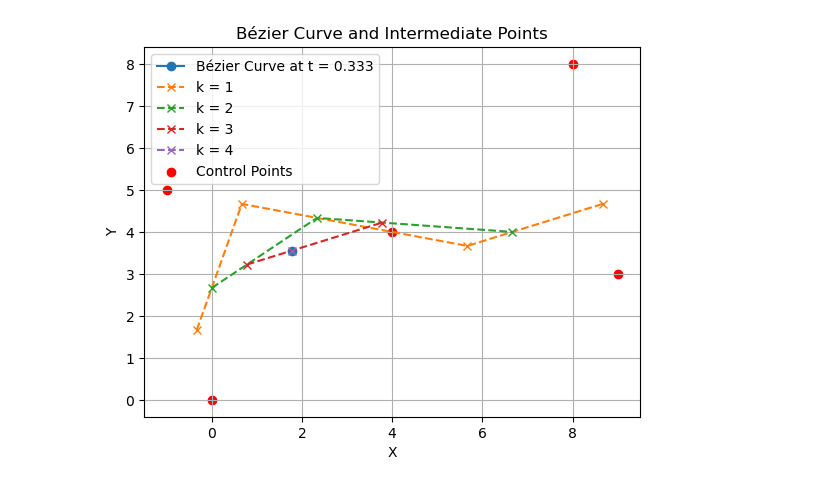
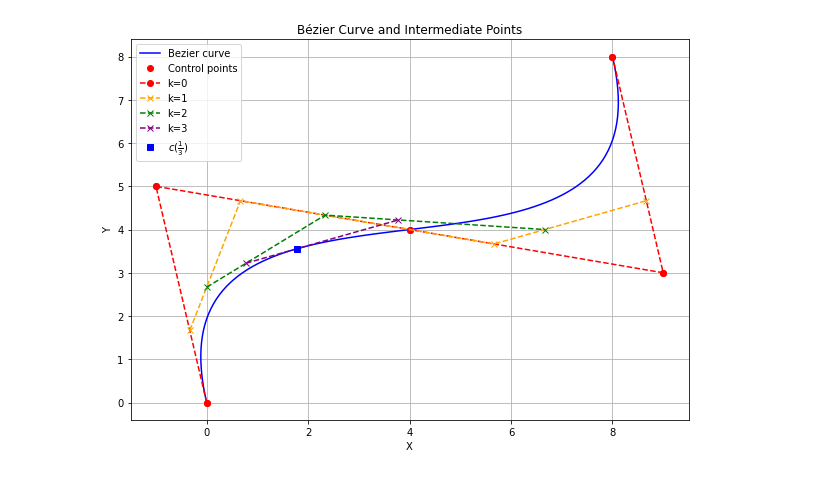
Before and after one commit to markus0800/Nummat2, a Jupyter notebook: Project2-Task2 (2).ipynb, the cells around one changed output. Drawn from its saved outputs; the diff is of its cells as text; code cells hidden in the pictures.

```diff
--- a/Project2-Task2 (2).ipynb
+++ b/Project2-Task2 (2).ipynb
@@ -117,61 +117,58 @@ wich proves the claim.
 
 ### e)
 # %%
-def de_Casteljau(P, t):
-    n = len(P) - 1
-    Pvecs = [np.array(P)]
-    evaluated_points = [P]  # Collect all evaluated points
-    for k in range(1, n + 1):
-        level = []
-        for i in range(n - k + 1):
-            p0, p1 = Pvecs[-1][i], Pvecs[-1][i + 1]
-            intermediate_point = (1 - t) * p0 + t * p1
-            level.append(intermediate_point)
-        Pvecs.append(np.array(level))
-        evaluated_points.append(level)  # Append the intermediate points
+def de_Casteljau(P,t0):
+    '''
+    function that implements the de Casteljau algorithm
 
-    return evaluated_points, Pvecs
+    input:
+        P: vector of points we want to make a Bezier Curve for
+        t0: t-parameter
+    output:
+        Pvecs[-1,0]: the point on the Bezier curve for t0
+        Pvecs[:,0]: vector of points for every "level" k considered
+    '''
+    n,d = np.shape(P) #get dimentions of P
+    Pvecs = np.zeros((n, n, d)) #create matrix of points
+    Pvecs[0,:] = P #initialize the matrix
+    for k in range(1,n): #double for-loop to calculate the Bezier curve at t0
+        for i in range(0,n-k):
+            Pvecs[k,i] = (1-t0) * Pvecs[k-1,i] + t0 * Pvecs[k-1, i+1] #de Casteljau's algorithm
+    return Pvecs[-1,0], Pvecs
 
-# Define control points as NumPy arrays
-p_0 = np.array([0, 0])
-p_1 = np.array([-1, 5])
-p_2 = np.array([4, 4])
-p_3 = np.array([9, 3])
-p_4 = np.array([8, 8])
-t_0 = 1/3
 
-# Combine control points into a list
-control_points = [p_0, p_1, p_2, p_3, p_4]
+p0 = [0,0]; p1 = [-1,5]; p2 = [4,4]; p3 = [9,3]; p4 = [8,8] #points that we want to make our Bezier curve for
+P = np.array([p0, p1, p2, p3, p4]) #make it into numpy array
 
-# Evaluate the curve at t_0
-evaluated_points, Pvecs = de_Casteljau(control_points, t_0)
 
-# Prepare data for plotting
-x = [point[0] for point in evaluated_points[-1]]  # Use the last level's points
-y = [point[1] for point in evaluated_points[-1]]
+T = np.linspace(0,1, 100) #our time interval
 
-# Plot the Bézier curve
-plt.plot(x, y, marker='o', label=f'Bézier Curve at t = {np.round(t_0,3)}')
+Pvecs = np.zeros((len(T),  2))#our bezier curve for different k-levels
+Pvecs2 = np.zeros((len(T), len(P),len(P), 2))
+for t in range(len(T)): #for loop that uses de Casteljaus algrorithm
+    Pvecs[t] = de_Casteljau(P, T[t])[0]
 
-# Plot intermediate points for each level
-for k in range(1, len(Pvecs)):
-    x_k = [point[0] for point in Pvecs[k]]
-    y_k = [point[1] for point in Pvecs[k]]
-    plt.plot(x_k, y_k, linestyle='--', marker='x', label=f'k = {k}')
 
-# Plot control points
-control_x = [point[0] for point in control_points]
-control_y = [point[1] for point in control_points]
-plt.scatter(control_x, control_y, c='red', label='Control Points')
+plt.figure(figsize = (10,7))
+plt.plot(P[:,0], P[:,1], 'r.') #plot the points we want to make Bezier curve for
 
+plt.plot(Pvecs[:,0], Pvecs[:,1],c='blue', label = f'Bezier curve')
+
+points2 = de_Casteljau(P, 1/3)[1]
+plt.plot(points2[0,:,0], points2[0,:,1], 'o', c='r', label='Control points')
+plt.plot(points2[0,:,0], points2[0,:,1], 'o--', c='r', label='k=0')
+plt.plot(points2[1,:4,0], points2[1,:4,1], 'x--', c='orange', label='k=1')
+plt.plot(points2[2,:3,0], points2[2,:3,1], 'x--', c='green', label='k=2')
+plt.plot(points2[3,:2,0], points2[3,:2,1], 'x--', c='purple', label='k=3')
+plt.plot(points2[4,:1,0], points2[4,:1,1], 's', c='blue', label=r'$c(\frac{1}{3})$')
+plt.grid(True)
 plt.xlabel('X')
 plt.ylabel('Y')
 plt.title('Bézier Curve and Intermediate Points')
 plt.legend()
-plt.grid(True)
 plt.show()
 # %% [output]
-[figure, old version]
+[figure, new version]
 # %% [markdown]
 ### f)
 For points $(p_0,p_1, \ldots, p_n)\in \mathbb{R}^d$ and $(q_0,q_1, \ldots, q_n)\in \mathbb{R}^d$ with their respective Bézier curves $c(t) = b_n(t; p_0,\ldots, p_n)$ and $d(t) = b_n(t; q_0,\ldots, q_n)$, the composite Bézier curve $s(t)$, $s:[0,2] \rightarrow \mathbb{R}^d$ is defined by:
```
Also changed, not shown: parts of 2 cells of this notebook.
